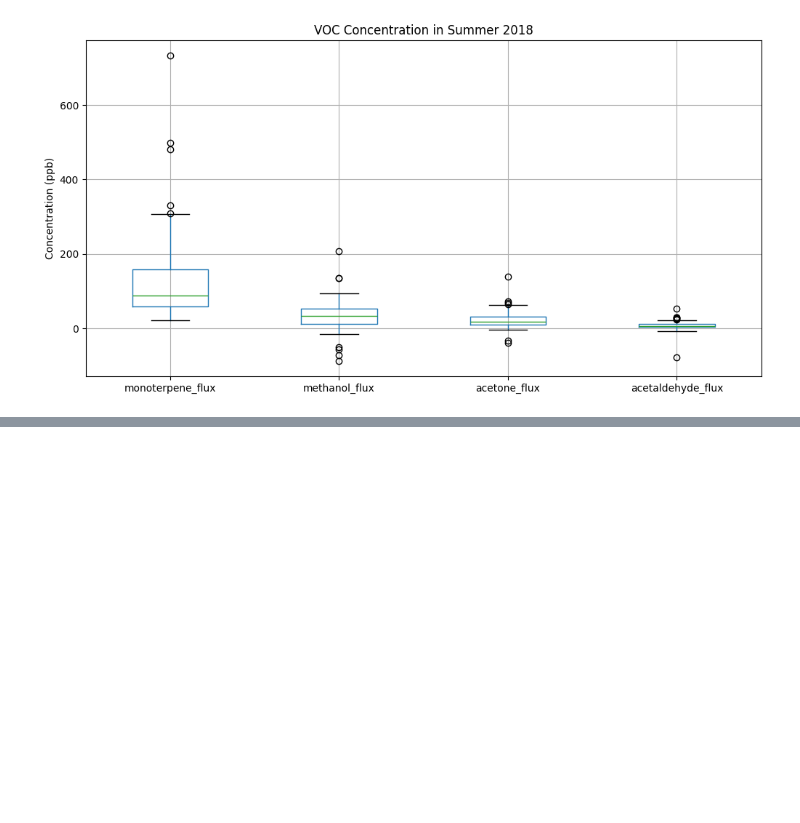
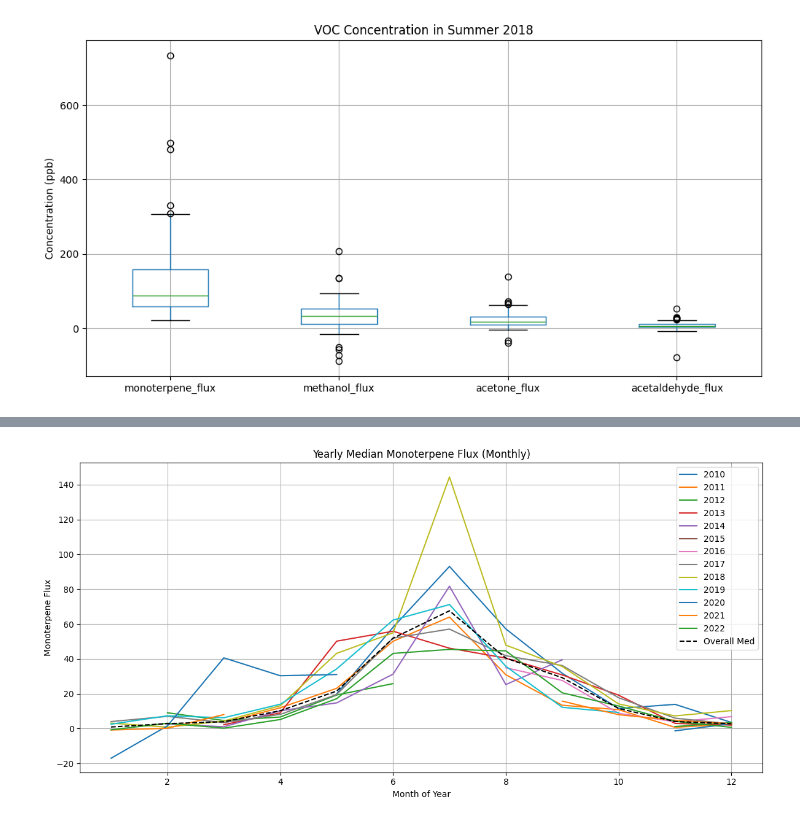
Before and after one commit to ramipiik/Data-Science-Project, a Jupyter notebook: ville.ipynb, the cells around one changed output, grey strips where cells are left out. Cells and saved outputs as stored; diff of their text form; code cells hidden in the pictures; blank space fills up the shorter version.

```diff
--- a/ville.ipynb
+++ b/ville.ipynb
@@ -238,0 +288,20 @@ plt.show()
+# %%
+monthly_med = voc_df['monoterpene_flux'].resample('ME').median()
+month_of_year_med = monthly_med.groupby([monthly_med.index.year, monthly_med.index.month]).median()
+overall_med = month_of_year_med.groupby(level=1).median()
+
+plt.figure(figsize=(12, 6))
+for year, data in month_of_year_med.groupby(level=0):
+    plt.plot(data.index.get_level_values(1), data.values, label=str(year))
+
+plt.plot(overall_med.index, overall_med.values, color='black', linestyle='--', label='Overall Med')
+
+plt.title('Yearly Median Monoterpene Flux (Monthly)')
+plt.xlabel('Month of Year')
+plt.ylabel('Monoterpene Flux')
+plt.legend()
+plt.grid(True)
+plt.tight_layout()
+plt.show()
+# %% [output]
+[figure, added]
```
Also changed, not shown: parts of 3 cells of this notebook.
